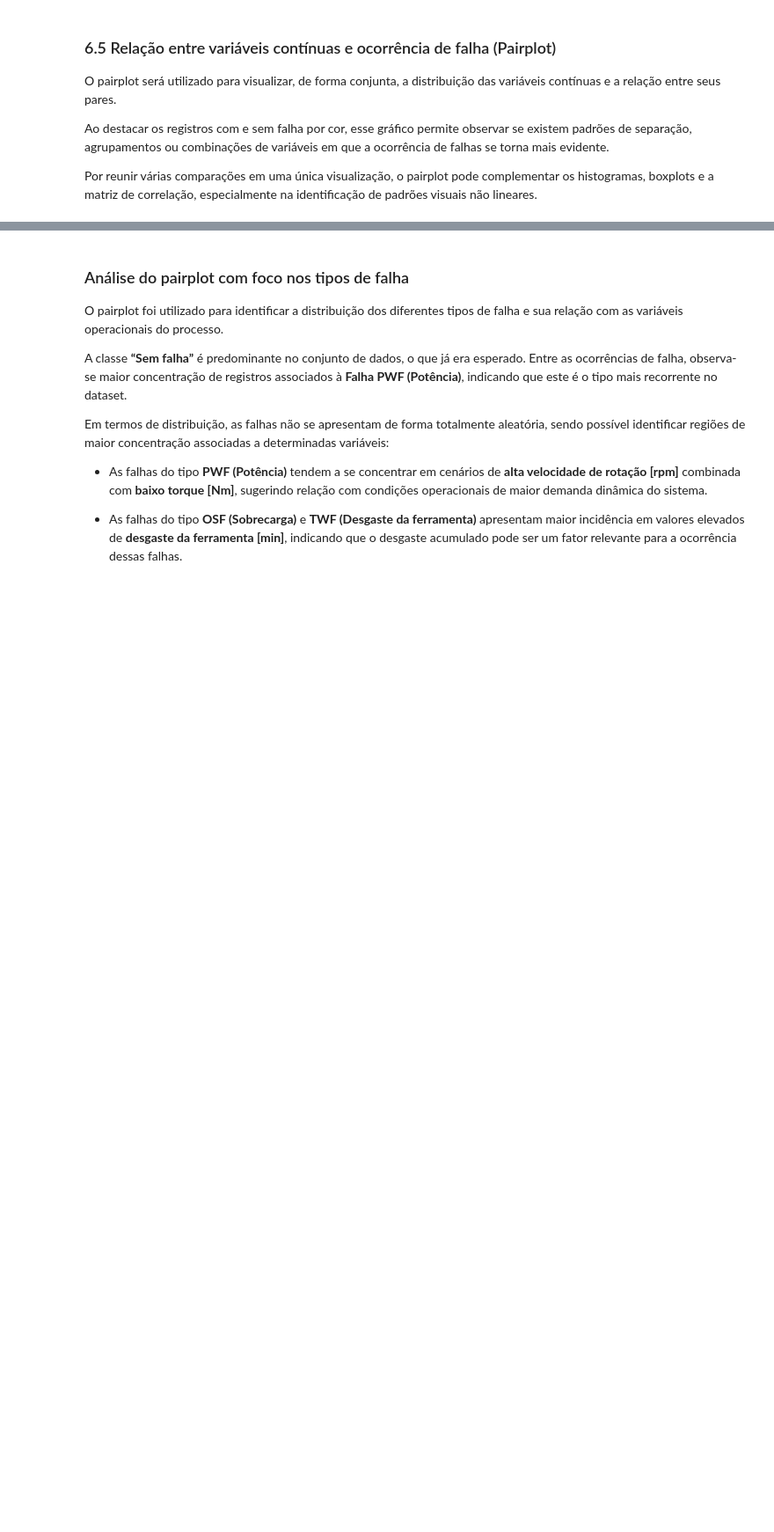
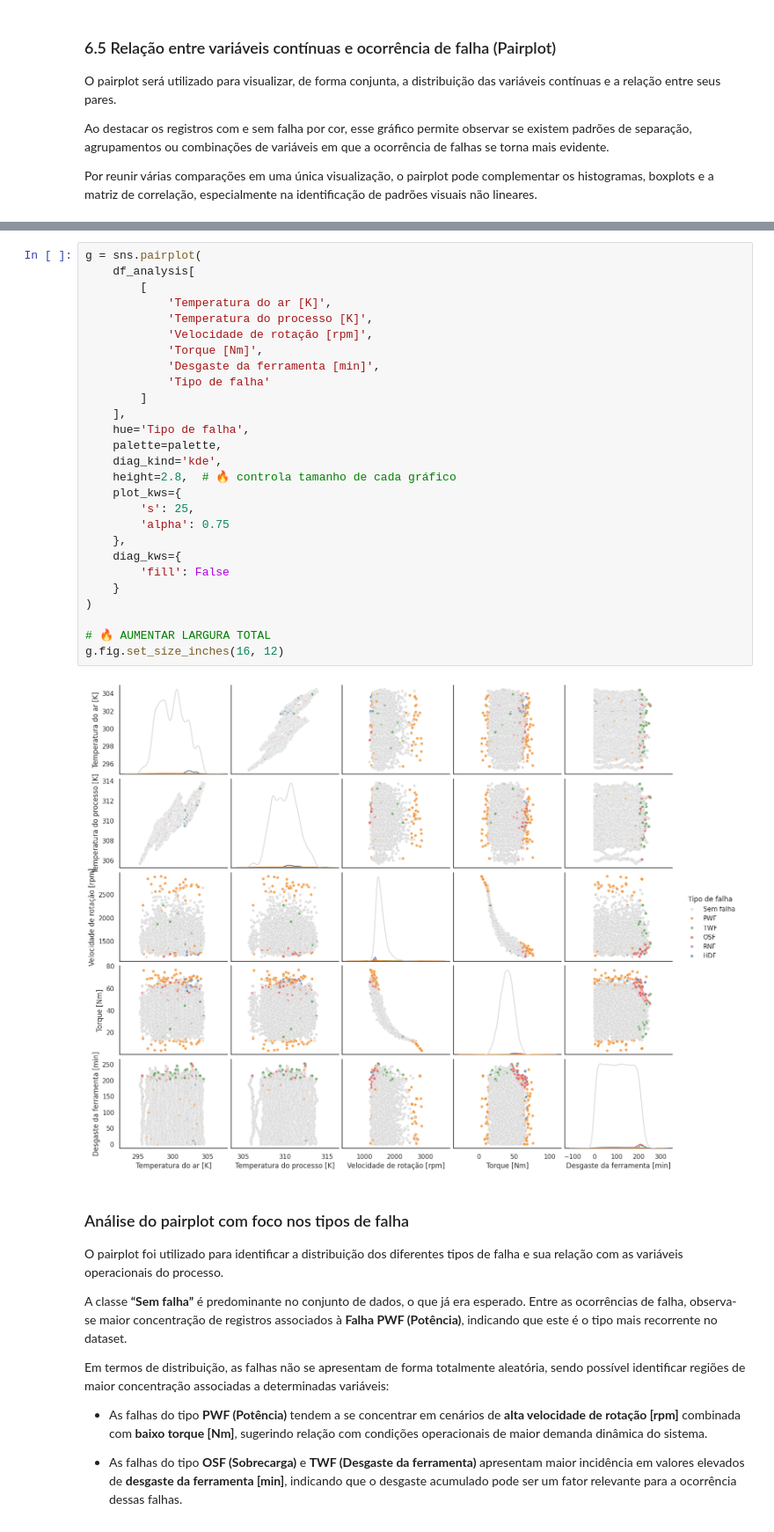
Before and after one commit to thaygorh/Analise-de-Dados-e-Boas-Praticas, a Jupyter notebook: mvp-analise-dados-e-boas-praticas.ipynb, the cells around one changed output, grey strips where cells are left out. Shown at 88% size. Cells and saved outputs as stored; diff of their text form; blank space fills up the shorter version.

```diff
--- a/mvp-analise-dados-e-boas-praticas.ipynb
+++ b/mvp-analise-dados-e-boas-praticas.ipynb
@@ -729,3 +650,32 @@ plt.show()
+# %%
+g = sns.pairplot(
+    df_analysis[
+        [
+            'Temperatura do ar [K]',
+            'Temperatura do processo [K]',
+            'Velocidade de rotação [rpm]',
+            'Torque [Nm]',
+            'Desgaste da ferramenta [min]',
+            'Tipo de falha'
+        ]
+    ],
+    hue='Tipo de falha',
+    palette=palette,
+    diag_kind='kde',
+    height=2.8,  # 🔥 controla tamanho de cada gráfico
+    plot_kws={
+        's': 25,
+        'alpha': 0.75
+    },
+    diag_kws={
+        'fill': False
+    }
+)
+
+# 🔥 AUMENTAR LARGURA TOTAL
+g.fig.set_size_inches(16, 12)
+# %% [output]
+[figure, added]
 # %% [markdown]
 ### Análise do pairplot com foco nos tipos de falha
 
```
Also changed, not shown: parts of 1 cell of this notebook.
